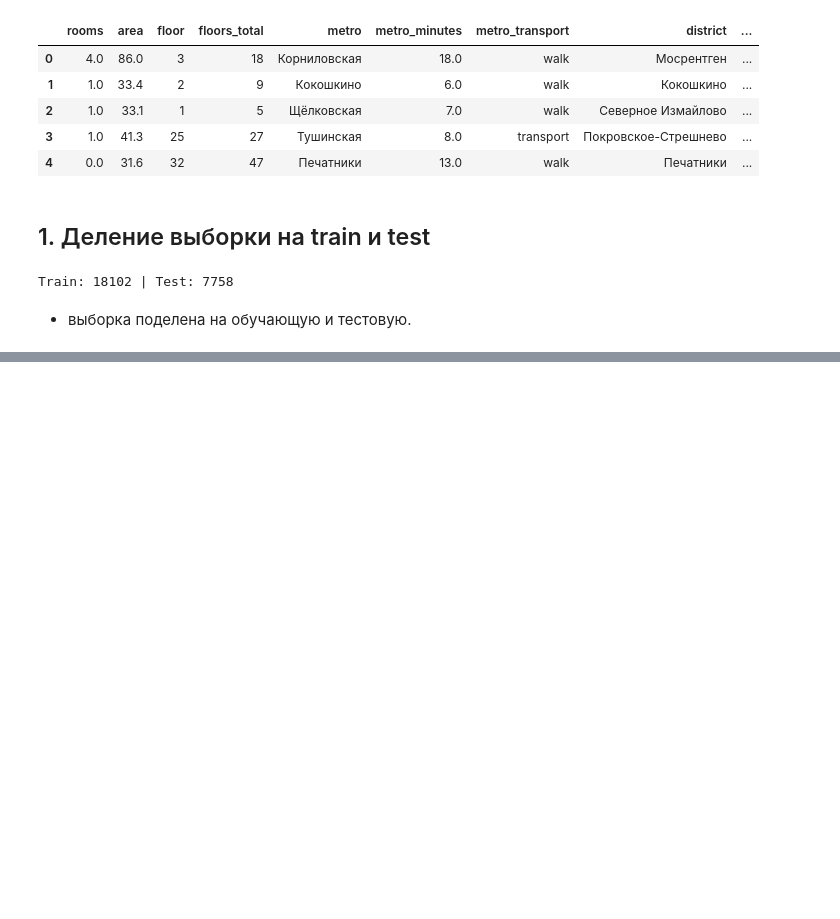
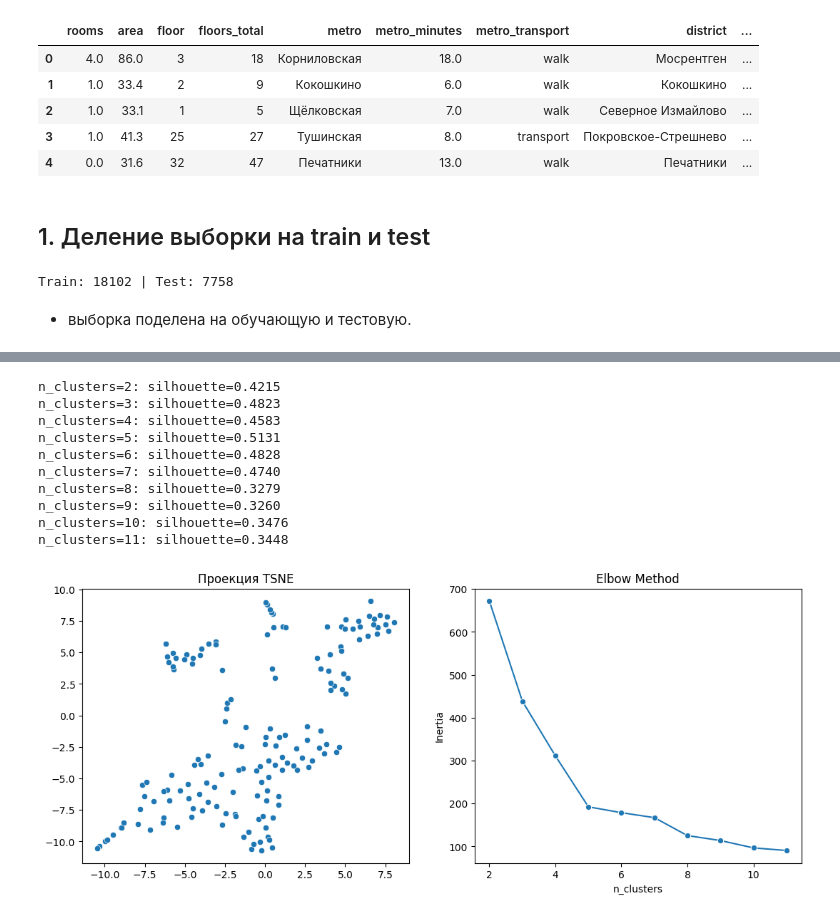
Before and after one commit to lopa8in/PROJECT-CIAN, a Jupyter notebook: ML/SHOW_feature_engineering.ipynb, the cells around one changed output, grey strips where cells are left out. Drawn from its saved outputs; the diff is of its cells as text; code cells hidden in the pictures; blank space fills up the shorter version.

```diff
--- a/ML/SHOW_feature_engineering.ipynb
+++ b/ML/SHOW_feature_engineering.ipynb
@@ -53,0 +63,14 @@ pd.DataFrame(X_train)
+# %%
+picture_cluster(pd.concat([X_train, y_train], axis=1))
+# %% [output]
+n_clusters=2: silhouette=0.4215
+n_clusters=3: silhouette=0.4823
+n_clusters=4: silhouette=0.4583
+n_clusters=5: silhouette=0.5131
+n_clusters=6: silhouette=0.4828
+n_clusters=7: silhouette=0.4740
+n_clusters=8: silhouette=0.3279
+n_clusters=9: silhouette=0.3260
+n_clusters=10: silhouette=0.3476
+n_clusters=11: silhouette=0.3448
+[figure, added]
```
Also changed, not shown: parts of 10 cells of this notebook, 1 other file.
